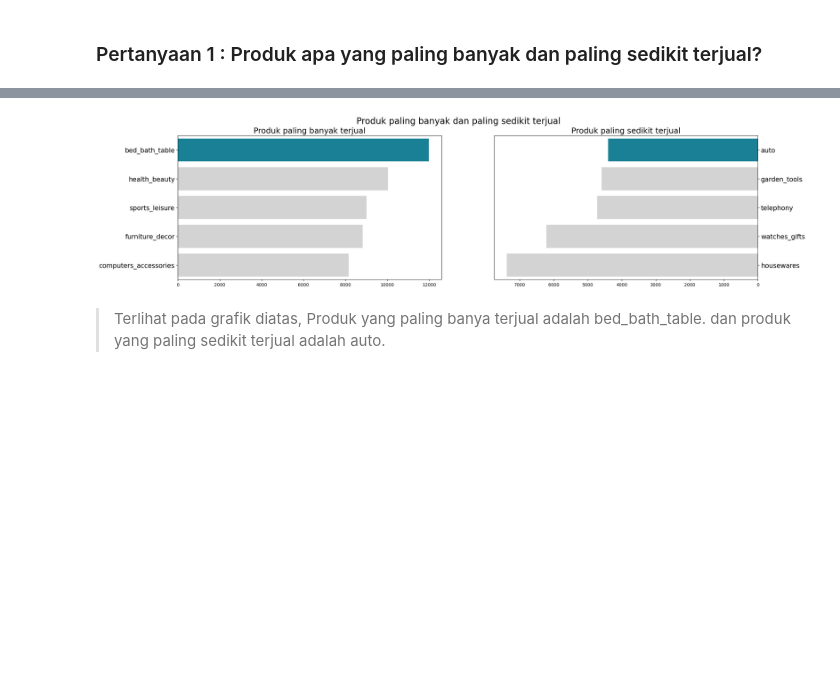
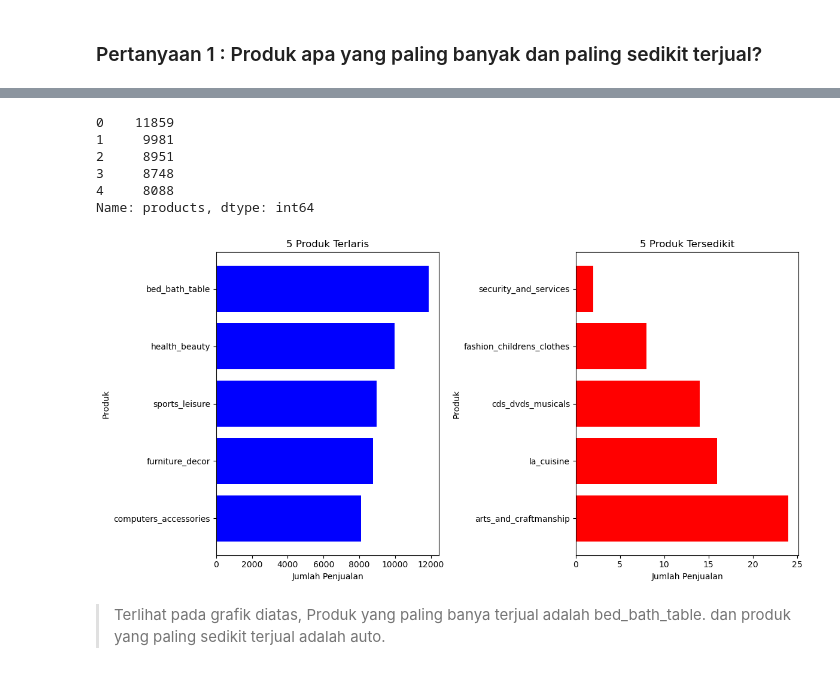
Before and after one commit to ahmadnurrizal/Data-Analysis-with-Python-Project, a Jupyter notebook: Proyek_Analisis_Data.ipynb, the cells around one changed output, grey strips where cells are left out. Saved outputs shown, nothing was run; the diff lists cells and outputs as text; code cells hidden in the pictures; blank space fills up the shorter version.

```diff
--- a/Proyek_Analisis_Data.ipynb
+++ b/Proyek_Analisis_Data.ipynb
@@ -1183,10 +1150,8 @@ all_data_df.to_csv('all_data.csv', index=False)
 # %% [markdown]
 ### Pertanyaan 1 : Produk apa yang paling banyak dan paling sedikit terjual?
 # %%
-sum_order_items_df = all_data_df.groupby("product_category_name_english")["product_id"].count().reset_index()
-sum_order_items_df = sum_order_items_df.rename(columns={"product_id": "products"})
+sum_order_items_df = all_data_df["product_category_name_english"].value_counts().reset_index()
+sum_order_items_df.columns = ["product_category_name_english", "products"]
 sum_order_items_df = sum_order_items_df.sort_values(by="products", ascending=False)
-sum_order_items_df = sum_order_items_df.head(10)
-
-sum_order_items_df.head()
+sum_order_items_df
 # %% [output]
@@ -1194,24 +1170,0 @@ NameError: name 'all_data_df' is not defined
-# %%
-fig, ax = plt.subplots(nrows=1, ncols=2, figsize=(24, 6))
-
-colors = ["#068DA9", "#D3D3D3", "#D3D3D3", "#D3D3D3", "#D3D3D3"]
-
-sns.barplot(x="products", y="product_category_name_english", data=sum_order_items_df.head(5), palette=colors, ax=ax[0])
-ax[0].set_ylabel(None)
-ax[0].set_xlabel(None)
-ax[0].set_title("Produk paling banyak terjual", loc="center", fontsize=18)
-ax[0].tick_params(axis ='y', labelsize=15)
-
-sns.barplot(x="products", y="product_category_name_english", data=sum_order_items_df.sort_values(by="products", ascending=True).head(5), palette=colors, ax=ax[1])
-ax[1].set_ylabel(None)
-ax[1].set_xlabel(None)
-ax[1].invert_xaxis()
-ax[1].yaxis.set_label_position("right")
-ax[1].yaxis.tick_right()
-ax[1].set_title("Produk paling sedikit terjual", loc="center", fontsize=18)
-ax[1].tick_params(axis='y', labelsize=15)
-
-plt.suptitle("Produk paling banyak dan paling sedikit terjual", fontsize=20)
-plt.show()
-# %% [output]
-[figure, removed]
@@ -1218,3 +1175,45 @@ plt.show()
+# %%
+sum_order_items_df["products"].head(5)
+# %% [output]
+0    11859
+1     9981
+2     8951
+3     8748
+4     8088
+Name: products, dtype: int64
+# %%
+
+data = {
+    'Produk': sum_order_items_df.product_category_name_english.values,
+    'Penjualan': sum_order_items_df.products.values
+}
+df = pd.DataFrame(data)
+
+sorted_df = df.sort_values(by='Penjualan', ascending=False)
+
+top_5 = sorted_df.head(5).sort_values(by='Penjualan', ascending=True)
+
+bottom_5 = sorted_df.tail(5)
+
+# Visualisasi Produk Terlaris
+plt.figure(figsize=(12, 6))
+plt.subplot(1, 2, 1)
+plt.barh(top_5['Produk'], top_5['Penjualan'], color='blue')
+plt.xlabel('Jumlah Penjualan')
+plt.ylabel('Produk')
+plt.title('5 Produk Terlaris')
+
+# Visualisasi Produk Tersedikit
+plt.subplot(1, 2, 2)
+plt.barh(bottom_5['Produk'], bottom_5['Penjualan'], color='red')
+plt.xlabel('Jumlah Penjualan')
+plt.ylabel('Produk')
+plt.title('5 Produk Tersedikit')
+
+plt.tight_layout()
+plt.show()
+# %% [output]
+[figure, added]
 # %% [markdown]
 > Terlihat pada grafik diatas, Produk yang paling banya terjual adalah bed_bath_table. dan produk yang paling sedikit terjual adalah auto.
 # %% [markdown]
```
Also changed, not shown: parts of 24 cells of this notebook.
